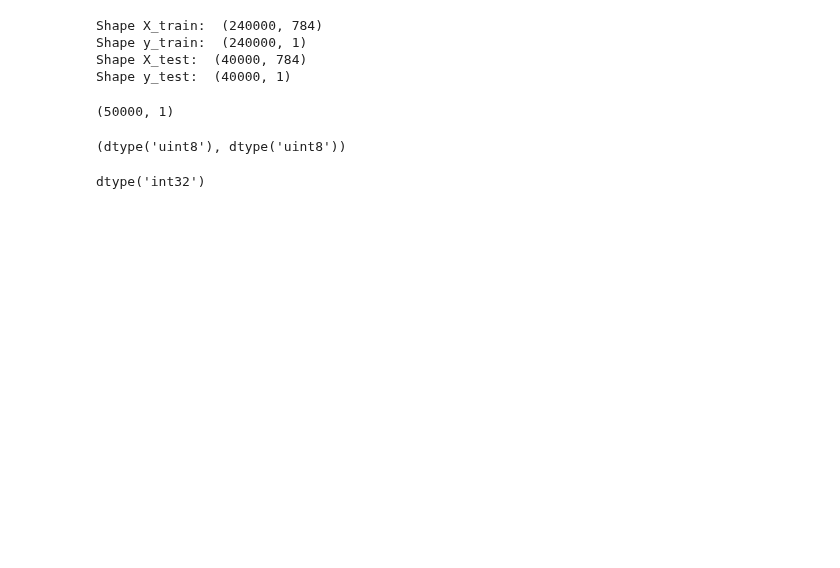
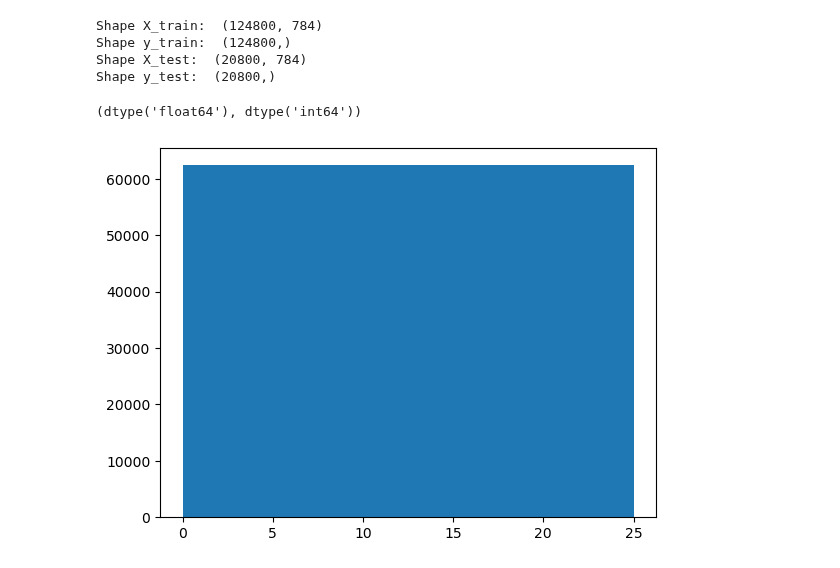
Before and after one commit to marcanii/SIS421---2-23, a Jupyter notebook: Laboratories/Lab01_mlp_emenist.ipynb, the cells around one changed output. Saved outputs shown, nothing was run; the diff lists cells and outputs as text; code cells hidden in the pictures; blank space fills up the shorter version.

```diff
--- a/Laboratories/Lab01_mlp_emenist.ipynb
+++ b/Laboratories/Lab01_mlp_emenist.ipynb
@@ -13,33 +13,17 @@ emnist_digits = sio.loadmat('emnist-digits.mat')
 # %%
 # cargamos las caracteristicas de emnist de entrenamiento
-X_train = emnist_digits["dataset"]["train"][0][0]["images"][0][0]
-#X_train = X_train[:1000]
+X_train = emnist_digits['dataset']['train'][0][0]['images'][0][0].astype('float64')
+y_train = emnist_digits['dataset']['train'][0][0]['labels'][0][0].ravel().astype('int64')
+y_train[y_train==26] = 0 # reemplazamos el 26 por 0
+X_test = emnist_digits['dataset']['test'][0][0]['images'][0][0].astype('float64')
+y_test = emnist_digits['dataset']['test'][0][0]['labels'][0][0].ravel().astype('int64')
+y_test[y_test==26] = 0 # reemplazamos el 26 por 0
 print("Shape X_train: ", X_train.shape)
-# cargamos las etiquetas de emnist de entrenamiento
-y_train = emnist_digits["dataset"]["train"][0][0]["labels"][0][0]
-#y_train[y_train == 26] = 0
 print("Shape y_train: ", y_train.shape)
-
-# cargamos las caracteristicas de emnist de prueba
-X_test = emnist_digits["dataset"]["test"][0][0]["images"][0][0]
 print("Shape X_test: ", X_test.shape)
-# cargamos las etiquetas de emnist de prueba
-y_test = emnist_digits["dataset"]["test"][0][0]["labels"][0][0]
-#y_test[y_test == 26] = 0
 print("Shape y_test: ", y_test.shape)
 # %% [output]
-Shape X_train:  (240000, 784)
-Shape y_train:  (240000, 1)
-Shape X_test:  (40000, 784)
-Shape y_test:  (40000, 1)
+Shape X_train:  (124800, 784)
+Shape y_train:  (124800,)
+Shape X_test:  (20800, 784)
+Shape y_test:  (20800,)
-# %%
-X_train_bs = X_train[:50000]
-X_train_bs.shape
-y_train_bs = y_train[:50000]
-y_train_bs.shape
-# %% [output]
-(50000, 1)
-# %%
-X_train_bs.dtype, y_train_bs.dtype
-# %% [output]
-(dtype('uint8'), dtype('uint8'))
@@ -48,4 +30,12 @@ y_train_bs = y_train_bs.astype(np.int32)
-# %%
-y_train_bs.dtype
-# %% [output]
-dtype('int32')
+# %%
+# mostramos el tipo de datos de las variables X_train e y_train
+X_train.dtype, y_train.dtype
+# %% [output]
+(dtype('float64'), dtype('int64'))
+# %%
+# distribución de clases
+plt.hist(y_train, bins=2)
+plt.show()
+# todo esta parejo y bien distribuido por lo tanto tendremos un entrenamiento balanceado
+# %% [output]
+[figure, added]
```
Also changed, not shown: parts of 17 cells of this notebook.
